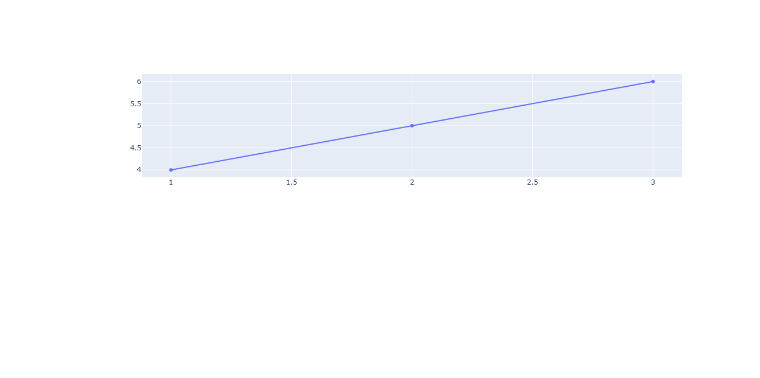
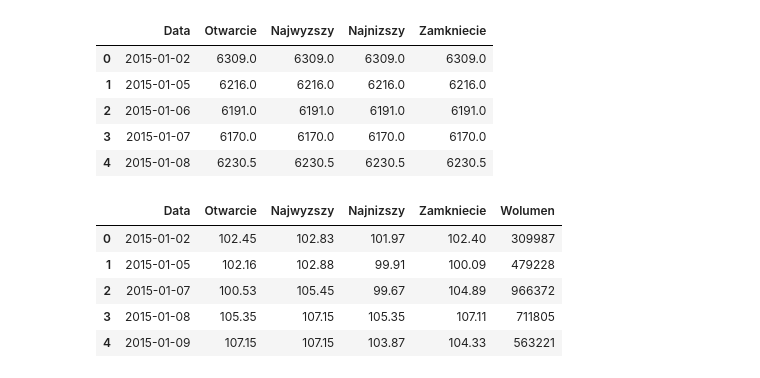
Before and after one commit to Tobias-2/modul_11, a Jupyter notebook: Untitled1.ipynb, the cells around one changed output. Cells and saved outputs as stored; diff of their text form; code cells hidden in the pictures; blank space fills up the shorter version.

```diff
--- a/Untitled1.ipynb
+++ b/Untitled1.ipynb
@@ -4,12 +4,5 @@ import plotly.graph_objs as go
 
 # Inicjalizacja trybu offline
 init_notebook_mode(connected=True)
-
-# Dane przykładowe
-trace = go.Scatter(x=[1, 2, 3], y=[4, 5, 6])
-data = [trace]
-
-# Rysowanie wykresu
-iplot(data)
+import plotly.offline as pyo
+init_notebook_mode(connected=True)
-# %% [output]
-[figure, removed]
@@ -15,0 +17,20 @@ iplot(data)
+# %%
+ca = pd.read_csv('ca_c_f_d.csv')
+ca.head()
+# %% [output]
+|  | Data | Otwarcie | Najwyzszy | Najnizszy | Zamkniecie |
+| 0 | 2015-01-02 | 6309.0 | 6309.0 | 6309.0 | 6309.0 |
+| 1 | 2015-01-05 | 6216.0 | 6216.0 | 6216.0 | 6216.0 |
+| 2 | 2015-01-06 | 6191.0 | 6191.0 | 6191.0 | 6191.0 |
+| 3 | 2015-01-07 | 6170.0 | 6170.0 | 6170.0 | 6170.0 |
+| 4 | 2015-01-08 | 6230.5 | 6230.5 | 6230.5 | 6230.5 |
+# %%
+kgh = pd.read_csv('kgh_d.csv')
+kgh.head()
+# %% [output]
+|  | Data | Otwarcie | Najwyzszy | Najnizszy | Zamkniecie | Wolumen |
+| 0 | 2015-01-02 | 102.45 | 102.83 | 101.97 | 102.40 | 309987 |
+| 1 | 2015-01-05 | 102.16 | 102.88 | 99.91 | 100.09 | 479228 |
+| 2 | 2015-01-07 | 100.53 | 105.45 | 99.67 | 104.89 | 966372 |
+| 3 | 2015-01-08 | 105.35 | 107.15 | 105.35 | 107.11 | 711805 |
+| 4 | 2015-01-09 | 107.15 | 107.15 | 103.87 | 104.33 | 563221 |
```
Also changed, not shown: parts of 5 cells of this notebook, 3 other files.
